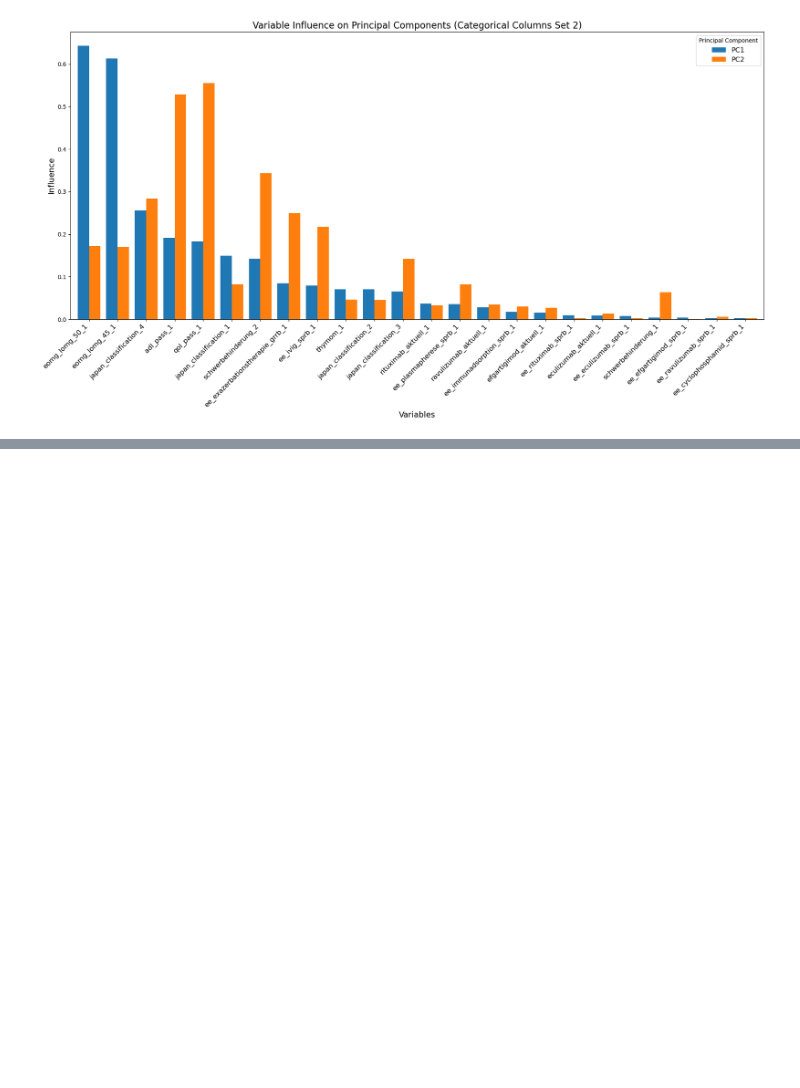
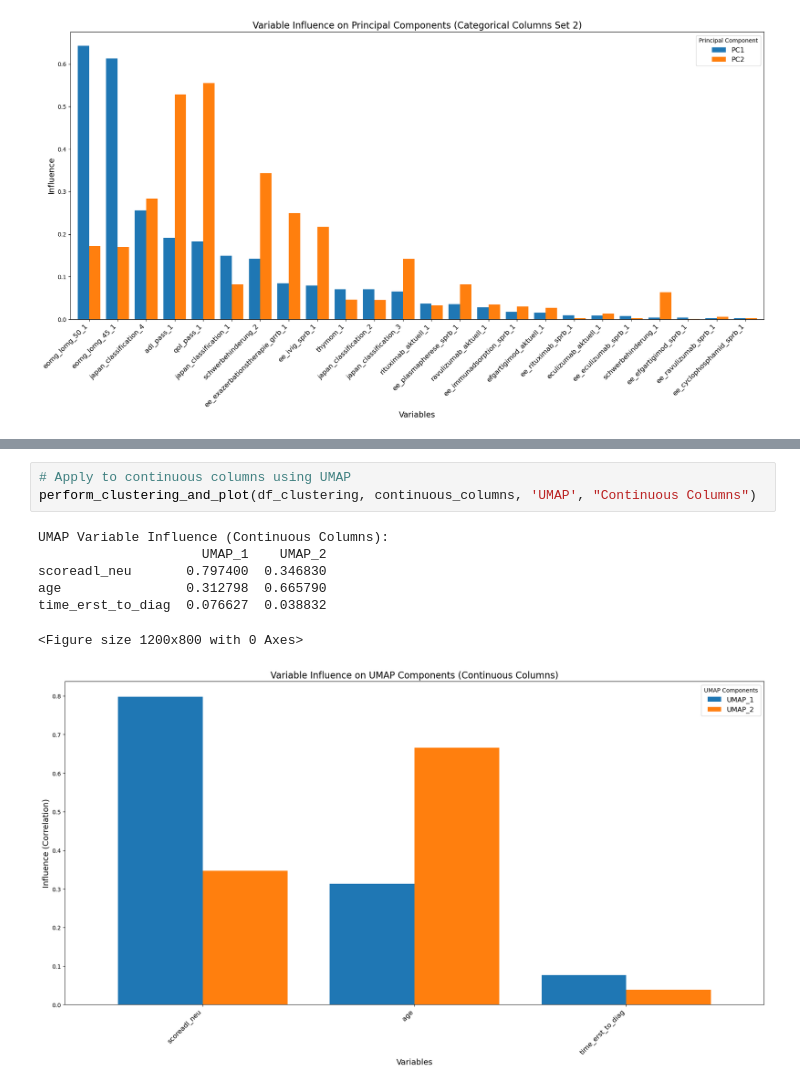
Before and after one commit to mlekhon/seronegative_gender, a Jupyter notebook: Clustering/Clustering.ipynb, the cells around one changed output, grey strips where cells are left out. Cells and saved outputs as stored; diff of their text form; blank space fills up the shorter version.

```diff
--- a/Clustering/Clustering.ipynb
+++ b/Clustering/Clustering.ipynb
@@ -394,0 +520,11 @@ ee_cyclophosphamid_sprb_1        0.002687  0.003200
+# %%
+# Apply to continuous columns using UMAP
+perform_clustering_and_plot(df_clustering, continuous_columns, 'UMAP', "Continuous Columns")
+# %% [output]
+UMAP Variable Influence (Continuous Columns):
+                     UMAP_1    UMAP_2
+scoreadl_neu       0.797400  0.346830
+age                0.312798  0.665790
+time_erst_to_diag  0.076627  0.038832
+<Figure size 1200x800 with 0 Axes>
+[figure, added]
```
Also changed, not shown: parts of 6 cells of this notebook.
